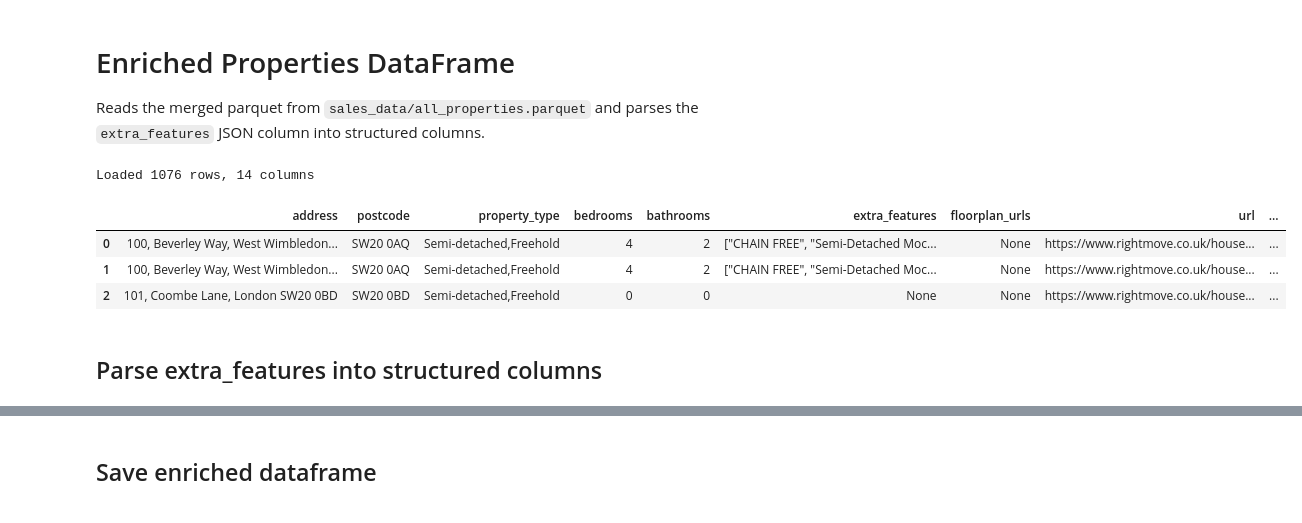
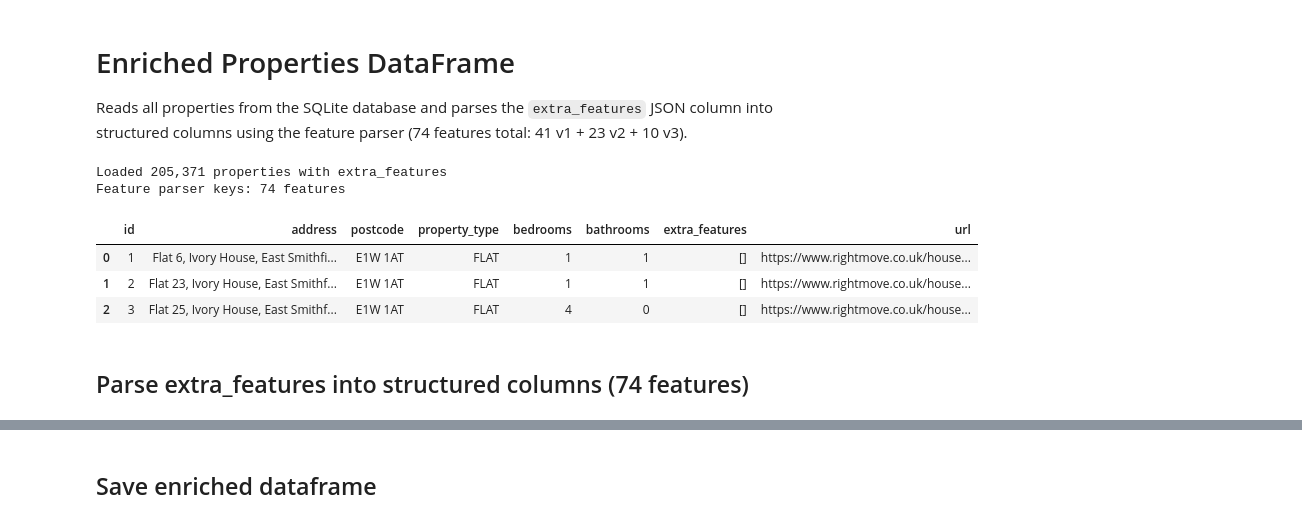
Before and after one commit to jacobwright32/rightmove-api, a Jupyter notebook: notebooks/enriched_properties.ipynb, the cells around one changed output, grey strips where cells are left out. Saved outputs shown, nothing was run; the diff lists cells and outputs as text; code cells hidden in the pictures.

```diff
--- a/notebooks/enriched_properties.ipynb
+++ b/notebooks/enriched_properties.ipynb
@@ -1,30 +1,45 @@
 # %% [markdown]
 # Enriched Properties DataFrame
 
-Reads the merged parquet from `sales_data/all_properties.parquet` and parses the `extra_features` JSON column into structured columns.
+Reads all properties from the SQLite database and parses the `extra_features` JSON column into structured columns using the feature parser (74 features total: 41 v1 + 23 v2 + 10 v3).
 # %%
 import sys
 from pathlib import Path
 
 # Add project root to path so we can import app modules
 PROJECT_ROOT = Path.cwd().parent if Path.cwd().name == "notebooks" else Path.cwd()
 sys.path.insert(0, str(PROJECT_ROOT))
 
+import sqlite3
+import json
 import pandas as pd
 from app.feature_parser import parse_all_features
+from app.constants import FEATURE_PARSER_KEYS
 
-PARQUET_PATH = PROJECT_ROOT / "sales_data" / "all_properties.parquet"
-df = pd.read_parquet(PARQUET_PATH)
-print(f"Loaded {len(df)} rows, {len(df.columns)} columns")
+DB_PATH = PROJECT_ROOT / "uk_house_prices.db"
+
+# Load all properties with extra_features from the database
+conn = sqlite3.connect(str(DB_PATH))
+df = pd.read_sql_query(
+    "SELECT id, address, postcode, property_type, bedrooms, bathrooms, "
+    "extra_features, url FROM properties "
+    "WHERE extra_features IS NOT NULL",
+    conn,
+)
+conn.close()
+
+print(f"Loaded {len(df):,} properties with extra_features")
+print(f"Feature parser keys: {len(FEATURE_PARSER_KEYS)} features")
 df.head(3)
 # %% [output]
-Loaded 1076 rows, 14 columns
+Loaded 205,371 properties with extra_features
+Feature parser keys: 74 features
-|  | address | postcode | property_type | bedrooms | bathrooms | extra_features | floorplan_urls | url | ... |
-| 0 | 100, Beverley Way, West Wimbledon... | SW20 0AQ | Semi-detached,Freehold | 4 | 2 | ["CHAIN FREE", "Semi-Detached Moc... | None | https://www.rightmove.co.uk/house... | ... |
-| 1 | 100, Beverley Way, West Wimbledon... | SW20 0AQ | Semi-detached,Freehold | 4 | 2 | ["CHAIN FREE", "Semi-Detached Moc... | None | https://www.rightmove.co.uk/house... | ... |
-| 2 | 101, Coombe Lane, London SW20 0BD | SW20 0BD | Semi-detached,Freehold | 0 | 0 | None | None | https://www.rightmove.co.uk/house... | ... |
+|  | id | address | postcode | property_type | bedrooms | bathrooms | extra_features | url |
+| 0 | 1 | Flat 6, Ivory House, East Smithfi... | E1W 1AT | FLAT | 1 | 1 | [] | https://www.rightmove.co.uk/house... |
+| 1 | 2 | Flat 23, Ivory House, East Smithf... | E1W 1AT | FLAT | 1 | 1 | [] | https://www.rightmove.co.uk/house... |
+| 2 | 3 | Flat 25, Ivory House, East Smithf... | E1W 1AT | FLAT | 4 | 0 | [] | https://www.rightmove.co.uk/house... |
 # %% [markdown]
-## Parse extra_features into structured columns
+## Parse extra_features into structured columns (74 features)
 # %%
 # Parse extra_features for each row
 parsed = df["extra_features"].apply(parse_all_features).apply(pd.Series)
```
Also changed, not shown: parts of 7 cells of this notebook, 14 other files.
